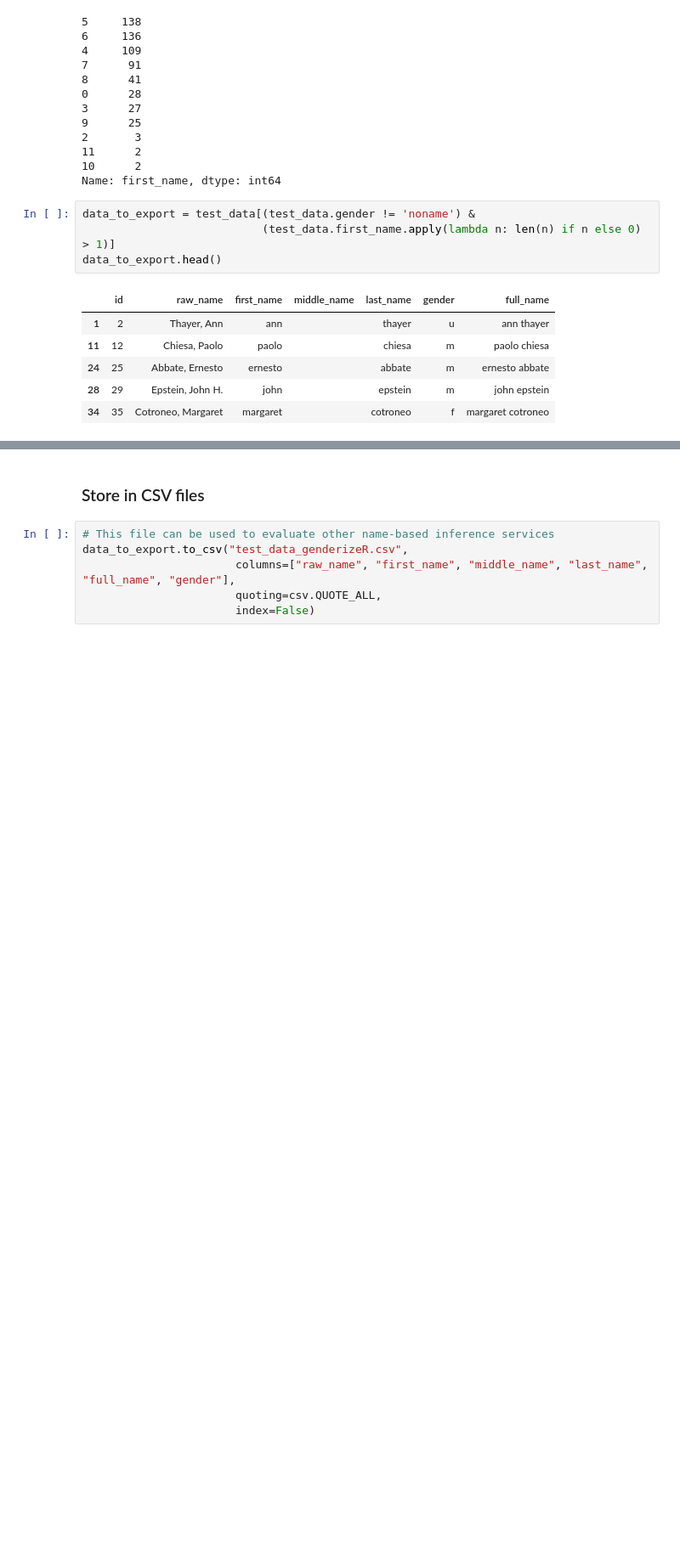
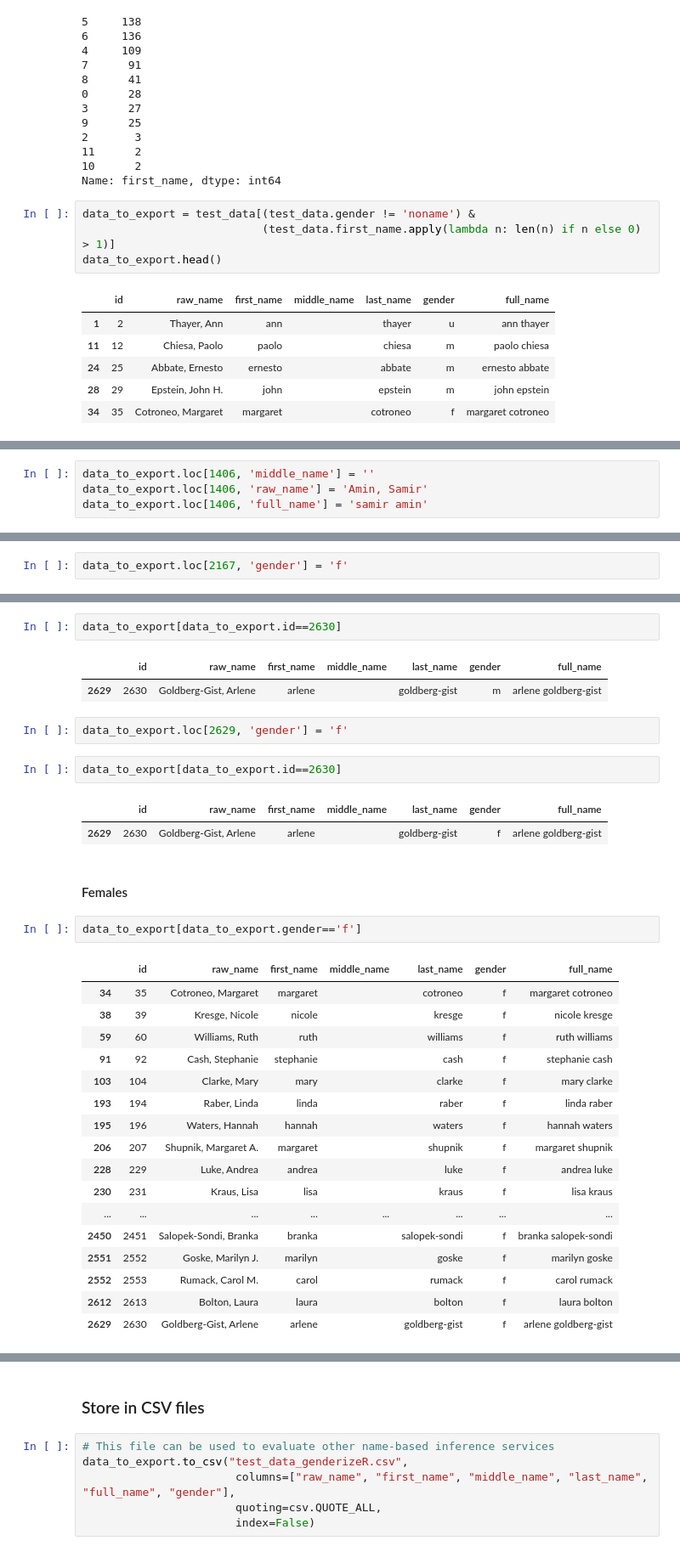
Before and after one commit to GenderGapSTEM-PublicationAnalysis/name_gender_inference, a Jupyter notebook: test_data/raw_data/Prepare_test_data_from_genderizeR_paper.ipynb, the cells around one changed output, grey strips where cells are left out. Shown at 85% size. Drawn from its saved outputs; the diff is of its cells as text; blank space fills up the shorter version.

```diff
--- a/test_data/raw_data/Prepare_test_data_from_genderizeR_paper.ipynb
+++ b/test_data/raw_data/Prepare_test_data_from_genderizeR_paper.ipynb
@@ -120,0 +190,4 @@ data_to_export = data_to_export.drop_duplicates()
+# %%
+data_to_export.loc[1406, 'middle_name'] = ''
+data_to_export.loc[1406, 'raw_name'] = 'Amin, Samir'
+data_to_export.loc[1406, 'full_name'] = 'samir amin'
@@ -120,0 +216,2 @@ data_to_export = data_to_export.drop_duplicates()
+# %%
+data_to_export.loc[2167, 'gender'] = 'f'
@@ -120,0 +235,34 @@ data_to_export = data_to_export.drop_duplicates()
+# %%
+data_to_export[data_to_export.id==2630]
+# %% [output]
+|  | id | raw_name | first_name | middle_name | last_name | gender | full_name |
+| 2629 | 2630 | Goldberg-Gist, Arlene | arlene |  | goldberg-gist | m | arlene goldberg-gist |
+# %%
+data_to_export.loc[2629, 'gender'] = 'f'
+# %%
+data_to_export[data_to_export.id==2630]
+# %% [output]
+|  | id | raw_name | first_name | middle_name | last_name | gender | full_name |
+| 2629 | 2630 | Goldberg-Gist, Arlene | arlene |  | goldberg-gist | f | arlene goldberg-gist |
+# %% [markdown]
+#### Females
+# %%
+data_to_export[data_to_export.gender=='f']
+# %% [output]
+|  | id | raw_name | first_name | middle_name | last_name | gender | full_name |
+| 34 | 35 | Cotroneo, Margaret | margaret |  | cotroneo | f | margaret cotroneo |
+| 38 | 39 | Kresge, Nicole | nicole |  | kresge | f | nicole kresge |
+| 59 | 60 | Williams, Ruth | ruth |  | williams | f | ruth williams |
+| 91 | 92 | Cash, Stephanie | stephanie |  | cash | f | stephanie cash |
+| 103 | 104 | Clarke, Mary | mary |  | clarke | f | mary clarke |
+| 193 | 194 | Raber, Linda | linda |  | raber | f | linda raber |
+| 195 | 196 | Waters, Hannah | hannah |  | waters | f | hannah waters |
+| 206 | 207 | Shupnik, Margaret A. | margaret |  | shupnik | f | margaret shupnik |
+| 228 | 229 | Luke, Andrea | andrea |  | luke | f | andrea luke |
+| 230 | 231 | Kraus, Lisa | lisa |  | kraus | f | lisa kraus |
+| ... | ... | ... | ... | ... | ... | ... | ... |
+| 2450 | 2451 | Salopek-Sondi, Branka | branka |  | salopek-sondi | f | branka salopek-sondi |
+| 2551 | 2552 | Goske, Marilyn J. | marilyn |  | goske | f | marilyn goske |
+| 2552 | 2553 | Rumack, Carol M. | carol |  | rumack | f | carol rumack |
+| 2612 | 2613 | Bolton, Laura | laura |  | bolton | f | laura bolton |
+| 2629 | 2630 | Goldberg-Gist, Arlene | arlene |  | goldberg-gist | f | arlene goldberg-gist |
```
Also changed, not shown: parts of 24 cells of this notebook, 4 other files.
